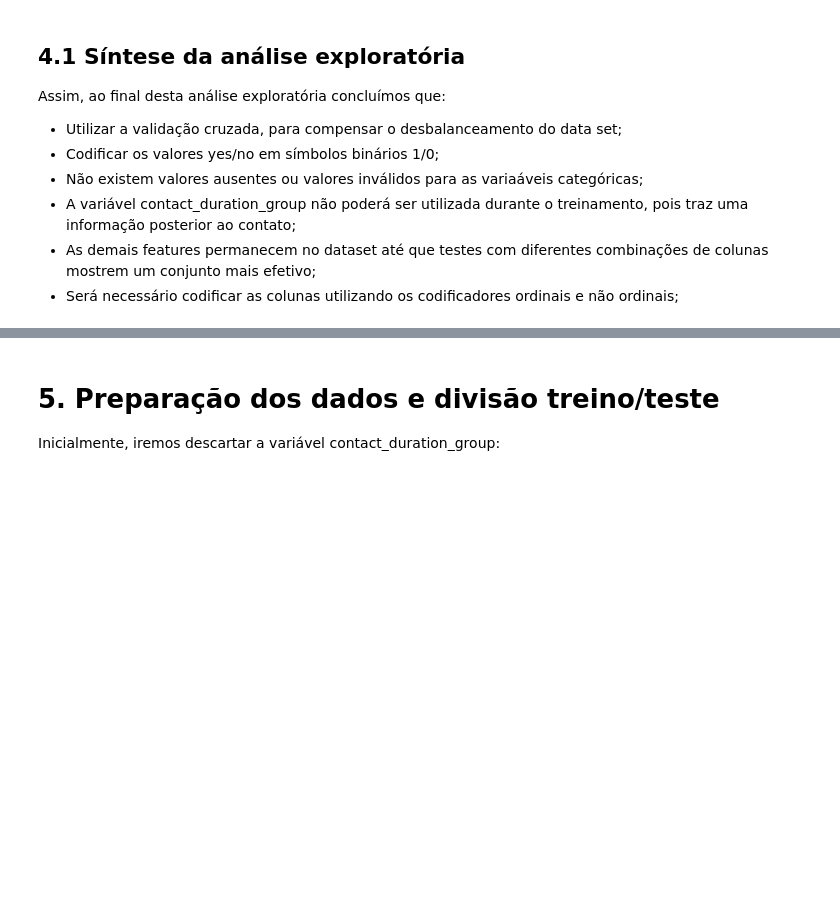
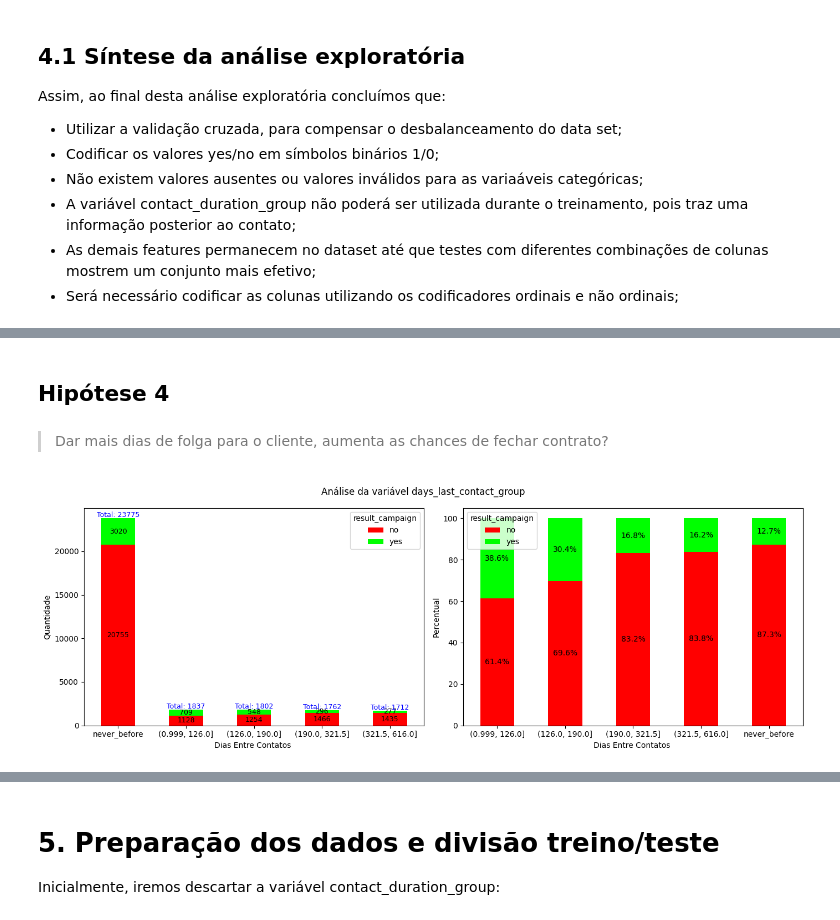
Before and after one commit to LucasBarbosaSilva/MVPSprint3MLAnalytics, a Jupyter notebook: MVP_Sprint_3_ML_Analytics.ipynb, the cells around one changed output, grey strips where cells are left out. Saved outputs shown, nothing was run; the diff lists cells and outputs as text; code cells hidden in the pictures; blank space fills up the shorter version.

```diff
--- a/MVP_Sprint_3_ML_Analytics.ipynb
+++ b/MVP_Sprint_3_ML_Analytics.ipynb
@@ -650,0 +703,12 @@ Assim, ao final desta análise exploratória concluímos que:
+# %% [markdown]
+## Hipótese 4
+# %% [markdown]
+> Dar mais dias de folga para o cliente, aumenta as chances de fechar contrato?
+# %%
+figsize = (14, 5)
+variable = 'days_last_contact_group'
+label = 'Dias Entre Contatos '
+target = 'result_campaign'
+df_group = plot_bar_by_hue_result(figsize, df_columns, variable, label, target)
+# %% [output]
+[figure, added]
```
Also changed, not shown: parts of 20 cells of this notebook.
